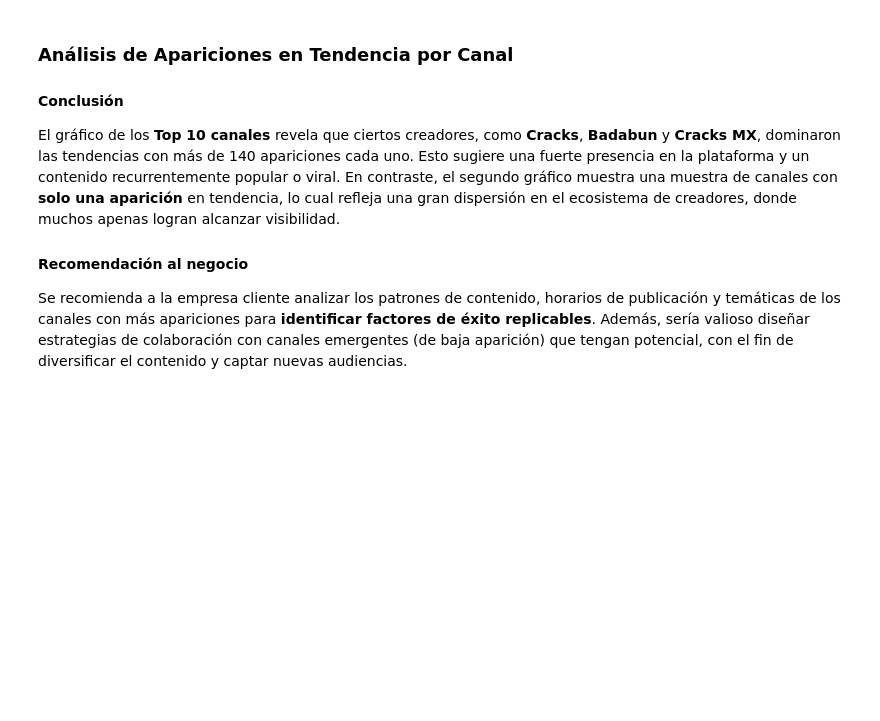
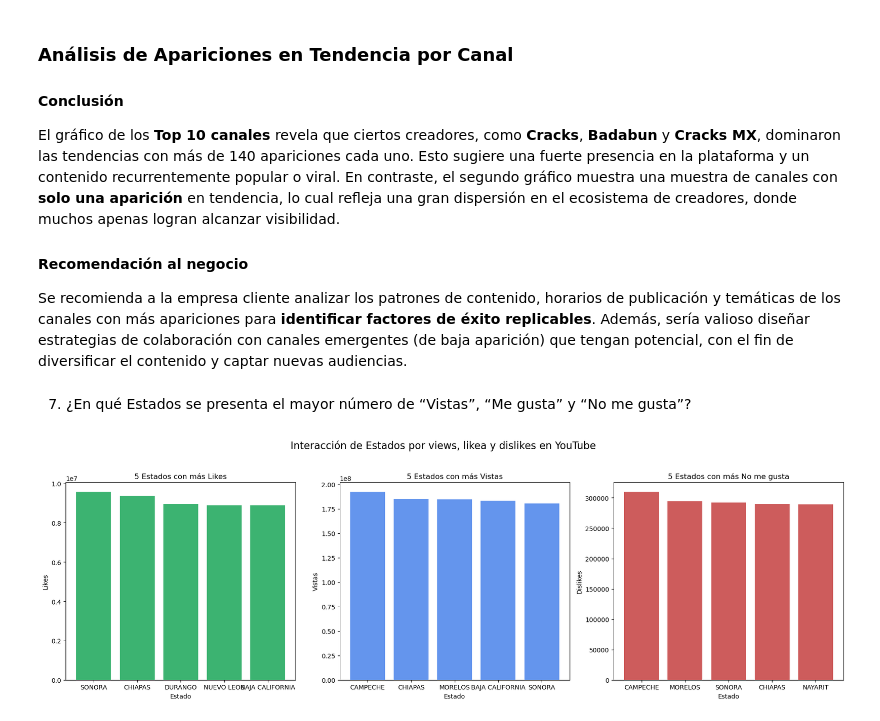
Before and after one commit to TucaraWorld/FDS-2025-1-260, a Jupyter notebook: code/upc-2025-01-260-4-tf.ipynb, the cells around one changed output. Saved outputs shown, nothing was run; the diff lists cells and outputs as text; code cells hidden in the pictures; blank space fills up the shorter version.

```diff
--- a/code/upc-2025-01-260-4-tf.ipynb
+++ b/code/upc-2025-01-260-4-tf.ipynb
@@ -299,3 +297,5 @@ El gráfico de los **Top 10 canales** revela que ciertos creadores, como **Crack
 
 #### Recomendación al negocio
 Se recomienda a la empresa cliente analizar los patrones de contenido, horarios de publicación y temáticas de los canales con más apariciones para **identificar factores de éxito replicables**. Además, sería valioso diseñar estrategias de colaboración con canales emergentes (de baja aparición) que tengan potencial, con el fin de diversificar el contenido y captar nuevas audiencias.
+# %% [markdown]
+7. ¿En qué Estados se presenta el mayor número de “Vistas”, “Me gusta” y “No me gusta”?
@@ -301,0 +362,33 @@ Se recomienda a la empresa cliente analizar los patrones de contenido, horarios
+# %%
+# Seleccionar los 5 estados con mayores valores en cada métrica
+top5_likes = data_limpia.groupby('state')['likes'].sum().nlargest(5).reset_index()
+top5_views = data_limpia.groupby('state')['views'].sum().nlargest(5).reset_index()
+top5_dislikes = data_limpia.groupby('state')['dislikes'].sum().nlargest(5).reset_index()
+
+# Crear figura con 3 subplots
+fig, axs = plt.subplots(1, 3, figsize=(18, 6))
+
+# Gráfico de Likes
+axs[0].bar(top5_likes['state'], top5_likes['likes'], color='mediumseagreen')
+axs[0].set_title('5 Estados con más Likes')
+axs[0].set_ylabel('Likes')
+axs[0].set_xlabel('Estado')
+
+# Gráfico de Views
+axs[1].bar(top5_views['state'], top5_views['views'], color='cornflowerblue')
+axs[1].set_title('5 Estados con más Vistas')
+axs[1].set_ylabel('Vistas')
+axs[1].set_xlabel('Estado')
+
+# Gráfico de Dislikes
+axs[2].bar(top5_dislikes['state'], top5_dislikes['dislikes'], color='indianred')
+axs[2].set_title('5 Estados con más No me gusta')
+axs[2].set_ylabel('Dislikes')
+axs[2].set_xlabel('Estado')
+
+# Ajustar presentación
+plt.suptitle('Interacción de Estados por views, likea y dislikes en YouTube', fontsize=16)
+plt.tight_layout(rect=[0, 0, 1, 0.95])
+plt.show()
+# %% [output]
+[figure, added]
```
Also changed, not shown: parts of 27 cells of this notebook, 2 other files.
